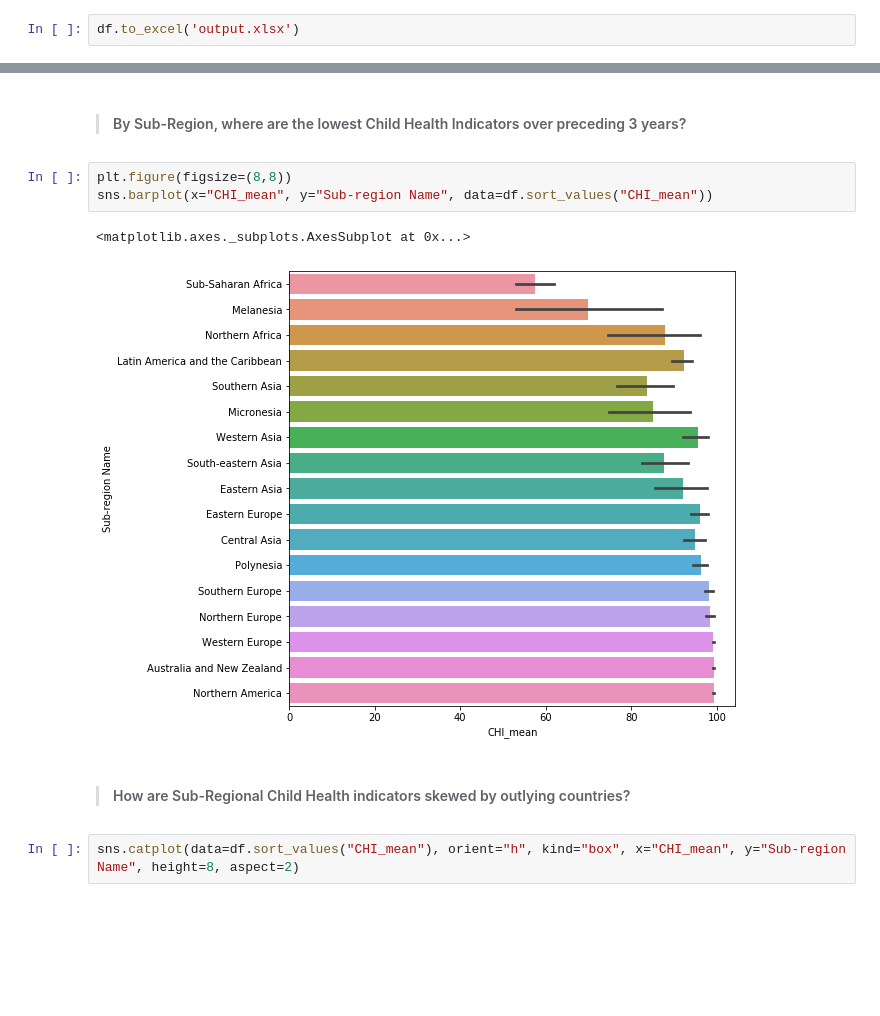
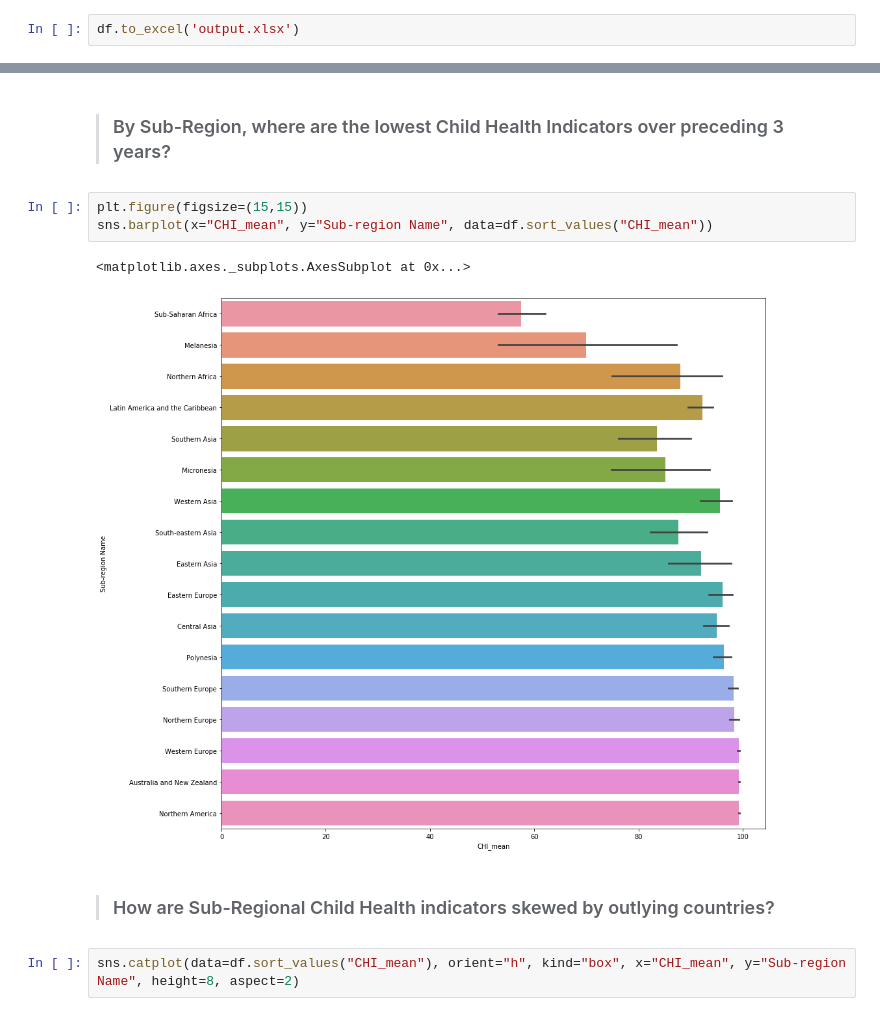
Before and after one commit to atxmoon/aly6140_capstone, a Jupyter notebook: capstone_amoon.ipynb, the cells around one changed output, grey strips where cells are left out. Saved outputs shown, nothing was run; the diff lists cells and outputs as text; blank space fills up the shorter version.

```diff
--- a/capstone_amoon.ipynb
+++ b/capstone_amoon.ipynb
@@ -158,13 +136,13 @@ sns.barplot(x="CHI_mean", y="Region Name", data=df.sort_values("CHI_mean"))
 # %% [markdown]
-> #### By Sub-Region, where are the lowest Child Health Indicators over preceding 3 years?
+> ### By Sub-Region, where are the lowest Child Health Indicators over preceding 3 years?
 # %%
-plt.figure(figsize=(8,8))
+plt.figure(figsize=(15,15))
 sns.barplot(x="CHI_mean", y="Sub-region Name", data=df.sort_values("CHI_mean"))
 # %% [output]
 <matplotlib.axes._subplots.AxesSubplot at 0x...>
-[figure, old version]
+[figure, new version]
 # %% [markdown]
-> #### How are Sub-Regional Child Health indicators skewed by outlying countries?
+> ### How are Sub-Regional Child Health indicators skewed by outlying countries?
 # %%
 sns.catplot(data=df.sort_values("CHI_mean"), orient="h", kind="box", x="CHI_mean", y="Sub-region Name", height=8, aspect=2)
 # %% [output]
```
Also changed, not shown: parts of 29 cells of this notebook.
